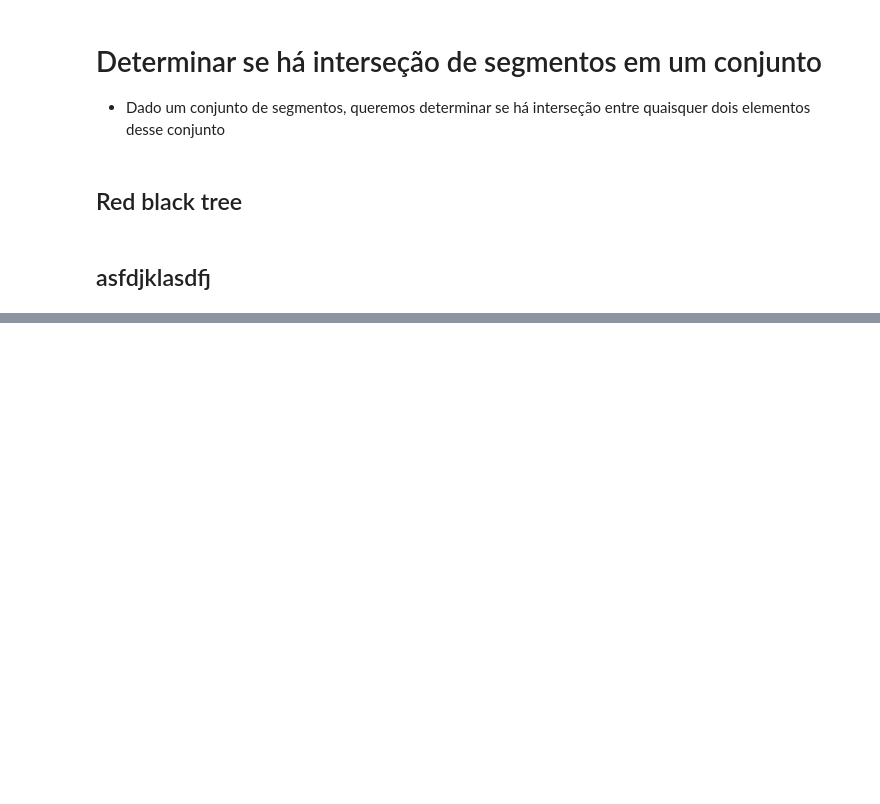
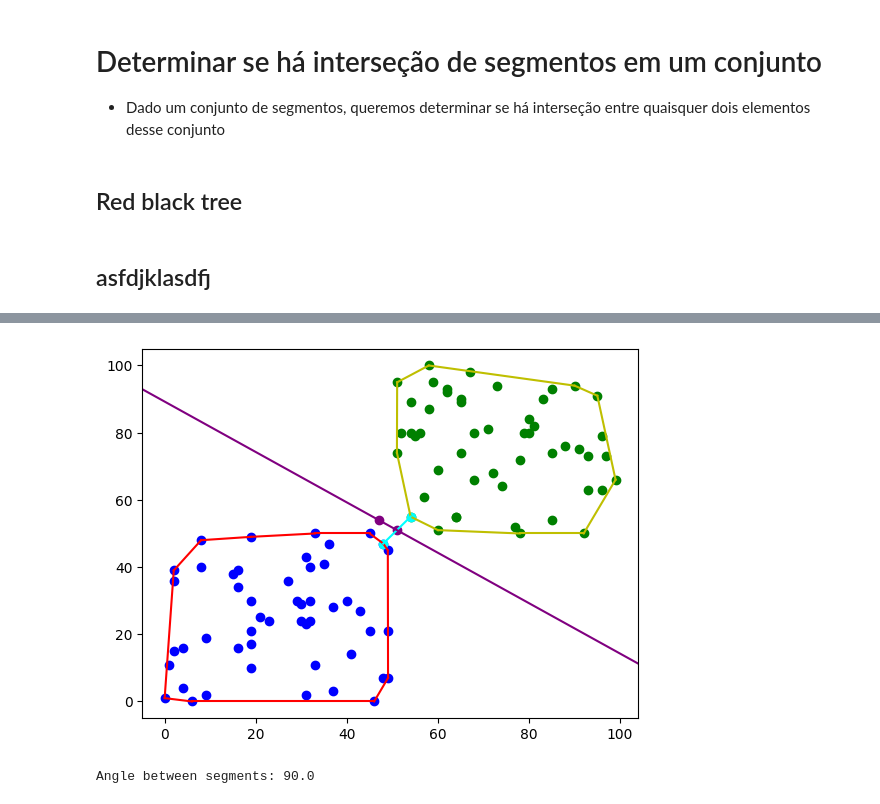
Before and after one commit to Chbmleao/Algorithms2-TP1, a Jupyter notebook: tp1.ipynb, the cells around one changed output, grey strips where cells are left out. Cells and saved outputs as stored; diff of their text form; code cells hidden in the pictures; blank space fills up the shorter version.

Commit message:
feat: adding separation segment

```diff
--- a/tp1.ipynb
+++ b/tp1.ipynb
@@ -756,0 +760,6 @@ for point in closestPoints:
+# %%
+def middle_point(segment):
+    # Calculate the midpoint
+    mid_x = (segment.p1.x + segment.p2.x) / 2
+    mid_y = (segment.p1.y + segment.p2.y) / 2
+    return Point(mid_x, mid_y)
@@ -756,0 +791,39 @@ for point in closestPoints:
+# %%
+def orthogonal_segment(half_segment):
+    # Calculate the vector representing the initial segment
+    initial_vector = (half_segment.p2.x - half_segment.p1.x, half_segment.p2.y - half_segment.p1.y)
+
+    # Calculate a vector orthogonal to the initial segment
+    orthogonal_vector = (-initial_vector[1], initial_vector[0])
+
+    # Calculate the endpoint of the new segment
+    x2 = half_segment.p2.x + orthogonal_vector[0]
+    y2 = half_segment.p2.y + orthogonal_vector[1]
+
+    initial_point = Point(half_segment.p2.x, half_segment.p2.y)
+    orthogonal_point = Point(x2, y2)
+
+    return Segment(initial_point, orthogonal_point, False)
+# %%
+scatterPlots((points1, hull1), (points2, hull2))
+
+closest_points_segment = Segment(closestPoints[0], closestPoints[1])
+
+plt.plot((closest_points_segment.p1.x, closest_points_segment.p2.x), (closest_points_segment.p1.y, closest_points_segment.p2.y), 'cyan')
+plt.scatter([closest_points_segment.p1.x, closest_points_segment.p2.x], [closest_points_segment.p1.y, closest_points_segment.p2.y], color='cyan')
+
+middle = middle_point(Segment(closestPoints[0], closestPoints[1]))
+plt.scatter(middle.x, middle.y, color='purple')
+
+orthogonal = orthogonal_segment(Segment(closestPoints[0], middle))
+plt.scatter(orthogonal.p2.x, orthogonal.p2.y, color='purple')
+
+plt.axline((orthogonal.p1.x, orthogonal.p1.y), (orthogonal.p2.x, orthogonal.p2.y), color='purple')
+
+plt.show()
+
+angle = calculate_angle(closest_points_segment, orthogonal)
+print("Angle between segments:", angle)
+# %% [output]
+[figure, added]
+Angle between segments: 90.0
```
Also changed, not shown: parts of 7 cells of this notebook.
